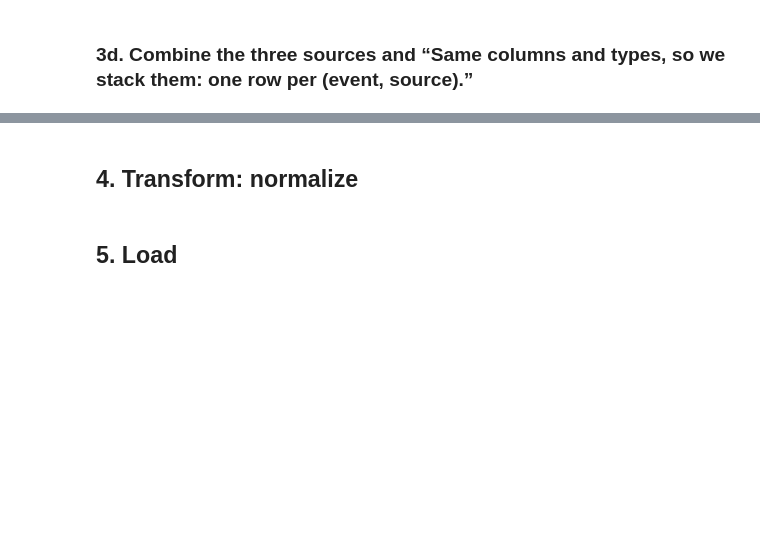
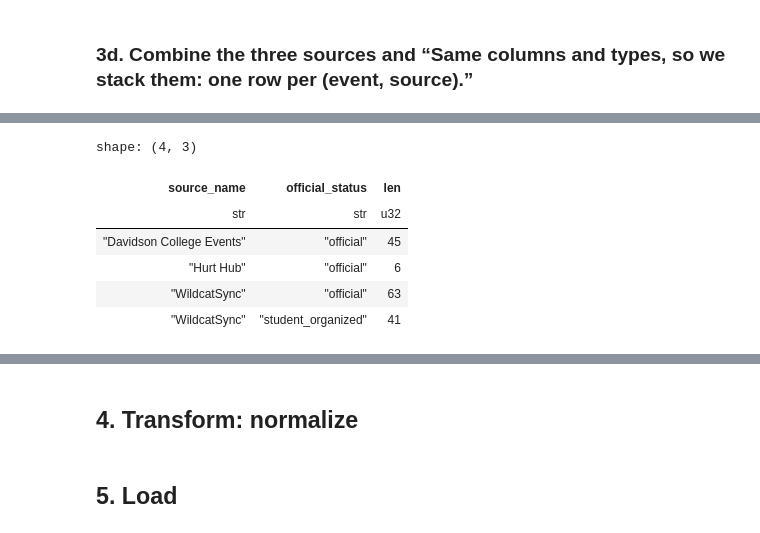
Before and after one commit to Jogarenas/CatCruxis, a Jupyter notebook: etl/etl_pipeline.ipynb, the cells around one changed output, grey strips where cells are left out. Saved outputs shown, nothing was run; the diff lists cells and outputs as text; code cells hidden in the pictures; blank space fills up the shorter version.

```diff
--- a/etl/etl_pipeline.ipynb
+++ b/etl/etl_pipeline.ipynb
@@ -443,0 +590,24 @@ shape: (3, 2)
+# %%
+OFFICIAL_WORDS = ["office", "center", "program", "department", "institute", "library", "division",
+                  "dean", "galleries", "education abroad", "residence life", "student engagement",
+                  "four year advising", "hurt hub", "davidson college"]
+official_pattern = "|".join(re.escape(w) for w in OFFICIAL_WORDS)
+
+cleaned = cleaned.with_columns(
+    pl.when(pl.col("source_name") != "WildcatSync")
+      .then(pl.lit("official"))
+      .when(pl.col("organizers").list.eval(
+          pl.element().str.to_lowercase().str.contains(official_pattern)).list.any())
+      .then(pl.lit("official"))
+      .otherwise(pl.lit("student_organized"))
+      .alias("official_status")
+)
+cleaned.group_by("source_name", "official_status").len().sort("source_name")
+# %% [output]
+shape: (4, 3)
+| source_name | official_status | len |
+| str | str | u32 |
+| "Davidson College Events" | "official" | 45 |
+| "Hurt Hub" | "official" | 6 |
+| "WildcatSync" | "official" | 63 |
+| "WildcatSync" | "student_organized" | 41 |
```
Also changed, not shown: parts of 12 cells of this notebook.
